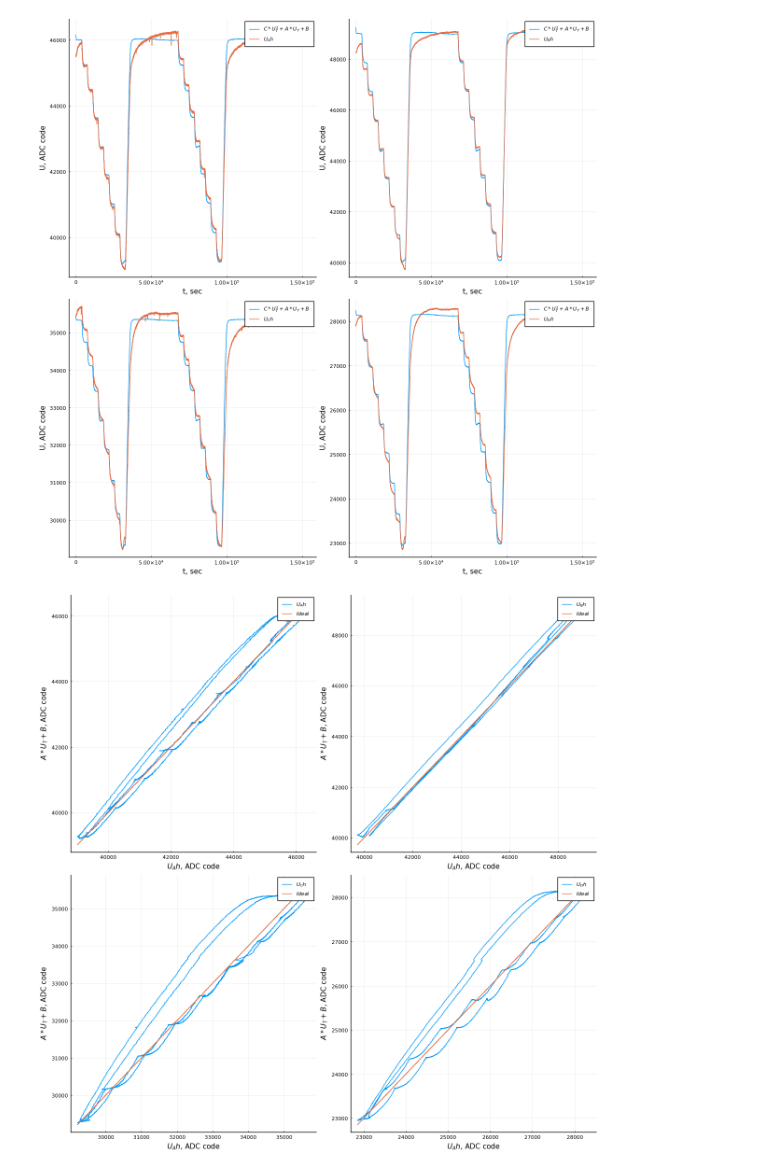
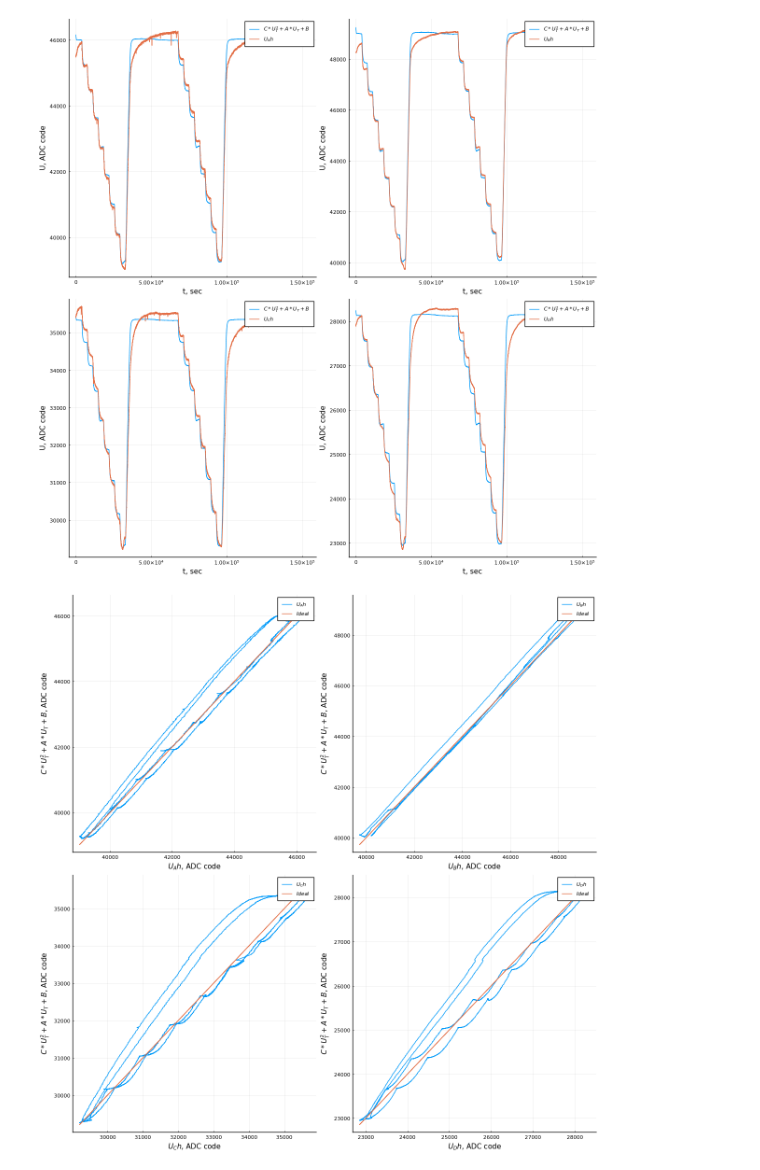
Before and after one commit to iodima/data, a Jupyter notebook: tempCalib.ipynb, the cells around one changed output. Drawn from its saved outputs; the diff is of its cells as text; code cells hidden in the pictures.

```diff
--- a/tempCalib.ipynb
+++ b/tempCalib.ipynb
@@ -110,17 +110,17 @@ plot(plt1,plt2, plt3, plt4, layout = (2,2),size=(1200,1200))
 # %% [output]
 [figure]
 # %%
-plt1 = plot(U[:,1], (x*A)[:,1],xlabel = "\$ U_Ah \$, ADC code",ylabel = "\$C*U_T^2 + A*U_T+B \$, ADC code", label= "\$ U_Ah \$")
-plot!(U[:,1],U[:,1],xlabel = "\$ U_Ah \$, ADC code",ylabel = "\$ A*U_T+B \$, ADC code", label= "\$ Ideal \$")
+plt1 = plot(U[:,1], (x*A)[:,1],xlabel = "\$ U_Ah \$, ADC code",ylabel = "\$ C*U_T^2 + A*U_T+B \$, ADC code", label= "\$ U_Ah \$")
+plot!(U[:,1],U[:,1], label= "\$ Ideal \$")
 plt2 = plot(U[:,2], (x*A)[:,2],xlabel = "\$ U_Bh \$, ADC code",ylabel = "\$ C*U_T^2 + A*U_T+B \$, ADC code", label= "\$ U_Bh \$")
-plot!(U[:,2],U[:,2],xlabel = "\$ U_Ah \$, ADC code",ylabel = "\$ A*U_T+B \$, ADC code", label= "\$ Ideal \$")
+plot!(U[:,2],U[:,2], label= "\$ Ideal \$")
 plt3 = plot(U[:,3], (x*A)[:,3],xlabel = "\$ U_Ch \$, ADC code",ylabel = "\$ C*U_T^2 + A*U_T+B \$, ADC code", label= "\$ U_Ch \$")
-plot!(U[:,3],U[:,3],xlabel = "\$ U_Ah \$, ADC code",ylabel = "\$ A*U_T+B \$, ADC code", label= "\$ Ideal \$")
+plot!(U[:,3],U[:,3], label= "\$ Ideal \$")
 plt4 = plot(U[:,4], (x*A)[:,4],xlabel = "\$ U_Dh \$, ADC code",ylabel = "\$C*U_T^2 +  A*U_T+B \$, ADC code", label= "\$ U_Dh \$")
-plot!(U[:,4],U[:,4],xlabel = "\$ U_Ah \$, ADC code",ylabel = "\$ A*U_T+B \$, ADC code", label= "\$ Ideal \$")
+plot!(U[:,4],U[:,4], label= "\$ Ideal \$")
 plot(plt1,plt2, plt3, plt4, layout = (2,2),size=(1200,1200))
 # %% [output]
-[figure, old version]
+[figure, new version]
 # %%
 
 
```
Also changed, not shown: parts of 1 cell of this notebook.
